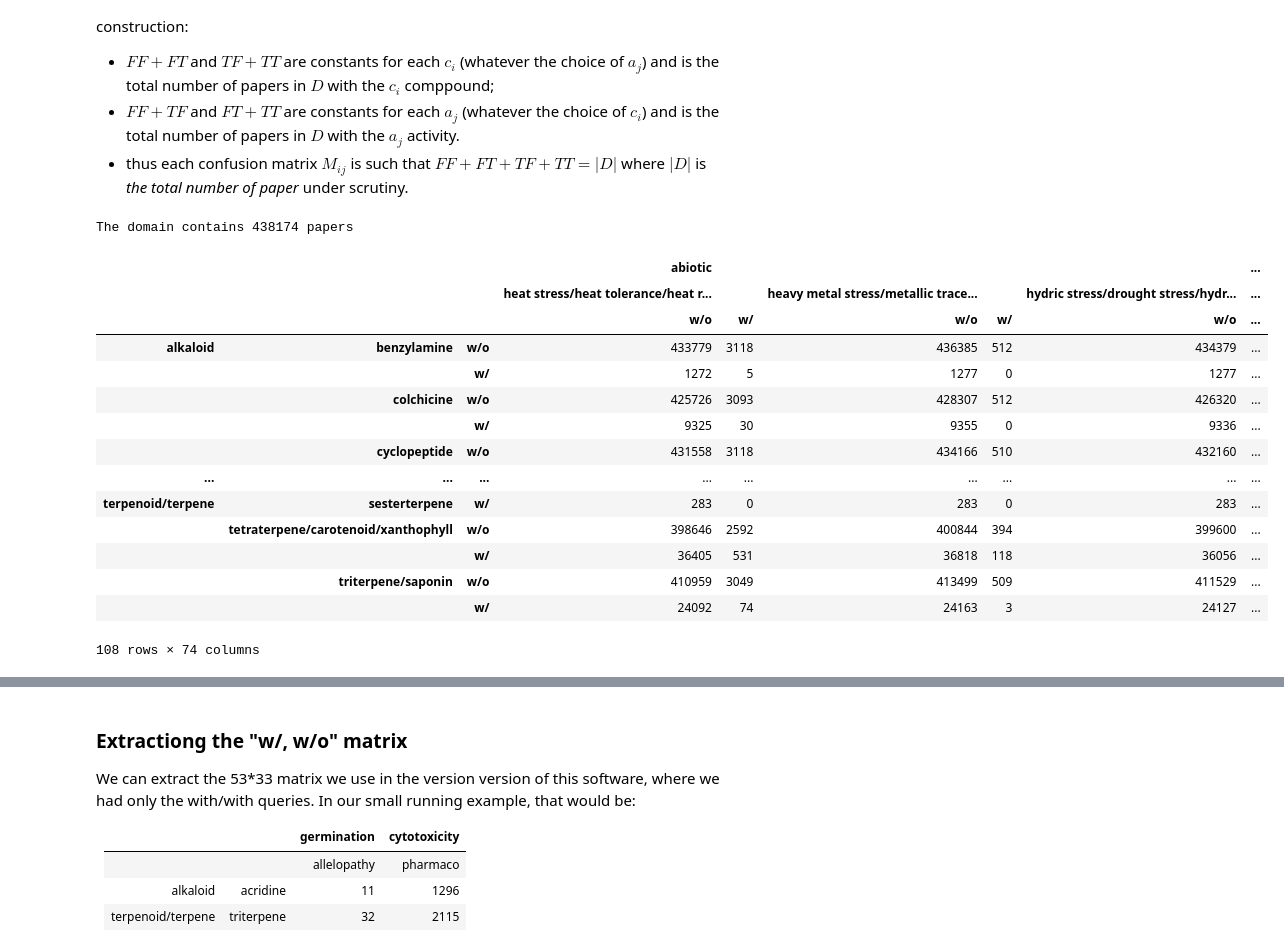
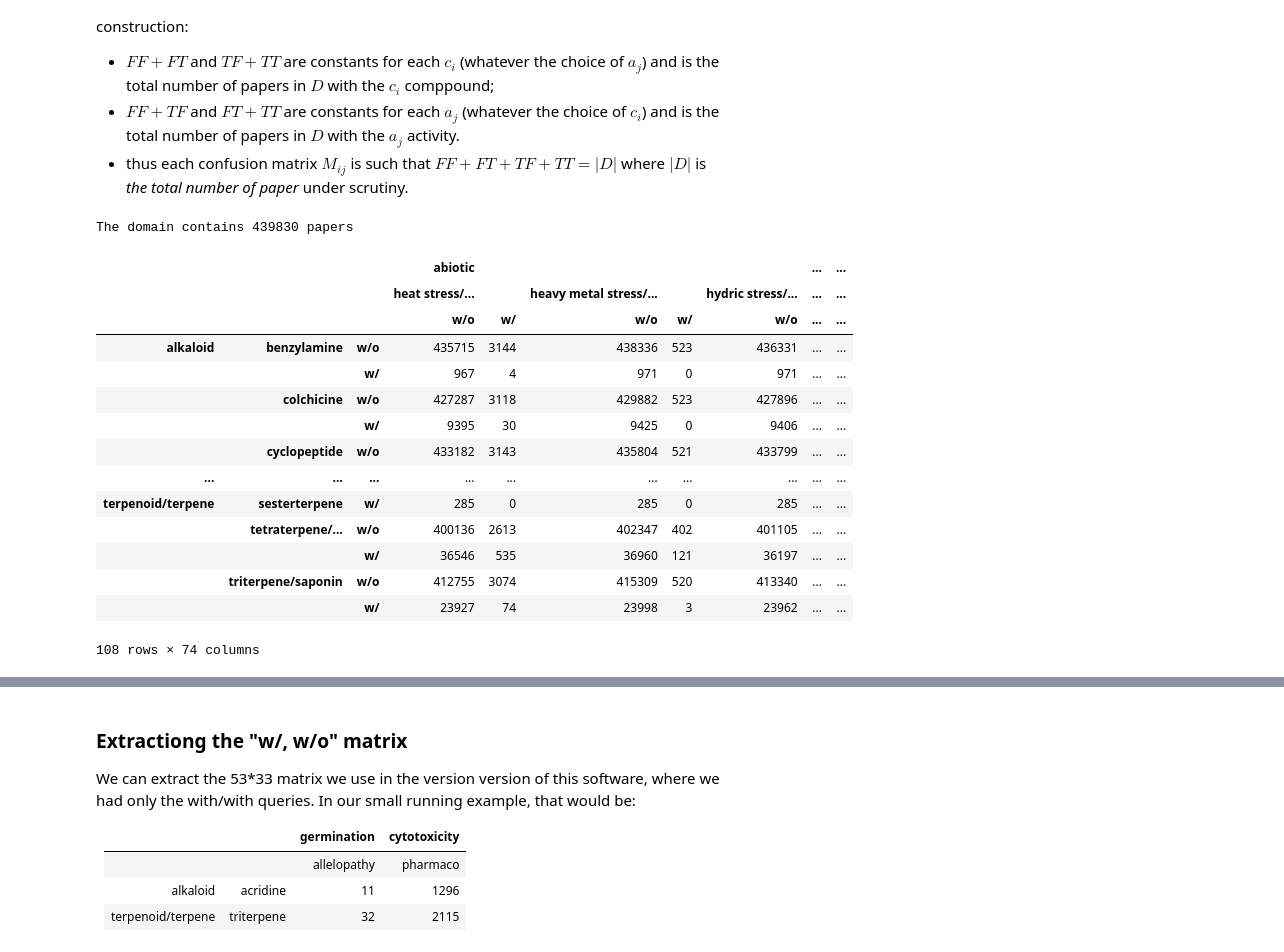
Before and after one commit to unc-informatique/pharmaco-chemistry-biblio, a Jupyter notebook: analysis.ipynb, the cells around one changed output, grey strips where cells are left out. Cells and saved outputs as stored; diff of their text form; code cells hidden in the pictures.

```diff
--- a/analysis.ipynb
+++ b/analysis.ipynb
@@ -38,8 +38,8 @@ pd.set_option("display.min_rows", 10)
 # sns.set_theme(style="dark", palette="muted", font_scale=1.10, rc={"figure.figsize": (16.54, 11.7)})
 sns.set_theme(style="dark", palette="muted", font_scale=1.10, rc={"figure.figsize": (23.4, 16.54)})
 
-
-DATASET_FILENAME = Path("results/pharmaco_chemistry_2_cross_2022-10-06_18-16-36.csv")
+DATASET_FILENAME = Path("results/pharmaco_chemistry_2_cross_2022-10-24_15-57-13.csv")
+# DATASET_FILENAME = Path("results/pharmaco_chemistry_2_cross_2022-10-06_18-16-36.csv")
 # DATASET_FILENAME = Path("results/pharmaco_chemistry_cross_2022-05-19_17-18-20.csv")
 # DATASET_FILENAME = Path("results/activities_2022-01-29_16-33-05.csv")
 print(f"{DATASET_FILENAME.stem = } {DATASET_FILENAME.suffix = }")
@@ -49,0 +54,30 @@ DATASET_FILENAME.stem = 'pharmaco_chemistry_2_cross_2022-10-06_18-16-36' DATASET
+# %%
+def name_shortener(name, *, max_len=24, padding="…"):
+    if len(name) <= max_len:
+        return name
+    first_alt = name.split(bex.ALT_SEP)[0]
+    if len(first_alt) <= max_len:
+        return f"{first_alt}{bex.ALT_SEP}{padding}"
+
+    return f"{first_alt[:max_len]}{padding}"
+
+
+print(name_shortener("heat/resistance"))
+print(name_shortener("heat stress/heat tolerance/heat resistance"))
+print(name_shortener("heavy heat important stress/heat tolerance/heat resistance"))
+
+
+def df_shortener(df):
+    res = df.copy()
+    new_idx = pd.MultiIndex.from_tuples([tuple(name_shortener(x) for x in idx) for idx in df.index])
+    new_col = pd.MultiIndex.from_tuples([tuple(name_shortener(x) for x in idx) for idx in df.columns])
+    res.index = new_idx
+    res.columns = new_col
+    return res
+
+
+def series_shortener(ser):
+    res = ser.copy()
+    new_idx = pd.MultiIndex.from_tuples([tuple(name_shortener(x) for x in idx) for idx in ser.index])
+    res.index = new_idx
+    return res
@@ -98,24 +136,27 @@ By construction:
 # %%
 dataset, margin_rows, margin_cols, number_of_papers = bex.load_results(DATASET_FILENAME)
 all_compounds = set(dataset.index.get_level_values(1))
 all_activities = set(dataset.columns.get_level_values(1))
 
 print(f"The domain contains {number_of_papers} papers")
-display(dataset)
+
+display(df_shortener(dataset))
+display(series_shortener(margin_rows))
+display(series_shortener(margin_cols))
 # %% [output]
-The domain contains 438174 papers
+The domain contains 439830 papers
-|  |  |  | abiotic |  |  |  |  | ... |
-|  |  |  | heat stress/heat tolerance/heat r... |  | heavy metal stress/metallic trace... |  | hydric stress/drought stress/hydr... | ... |
-|  |  |  | w/o | w/ | w/o | w/ | w/o | ... |
-| alkaloid | benzylamine | w/o | 433779 | 3118 | 436385 | 512 | 434379 | ... |
-|  |  | w/ | 1272 | 5 | 1277 | 0 | 1277 | ... |
-|  | colchicine | w/o | 425726 | 3093 | 428307 | 512 | 426320 | ... |
-|  |  | w/ | 9325 | 30 | 9355 | 0 | 9336 | ... |
-|  | cyclopeptide | w/o | 431558 | 3118 | 434166 | 510 | 432160 | ... |
-| ... | ... | ... | ... | ... | ... | ... | ... | ... |
-| terpenoid/terpene | sesterterpene | w/ | 283 | 0 | 283 | 0 | 283 | ... |
-|  | tetraterpene/carotenoid/xanthophyll | w/o | 398646 | 2592 | 400844 | 394 | 399600 | ... |
-|  |  | w/ | 36405 | 531 | 36818 | 118 | 36056 | ... |
-|  | triterpene/saponin | w/o | 410959 | 3049 | 413499 | 509 | 411529 | ... |
-|  |  | w/ | 24092 | 74 | 24163 | 3 | 24127 | ... |
+|  |  |  | abiotic |  |  |  |  | ... | ... |
+|  |  |  | heat stress/... |  | heavy metal stress/... |  | hydric stress/... | ... | ... |
+|  |  |  | w/o | w/ | w/o | w/ | w/o | ... | ... |
+| alkaloid | benzylamine | w/o | 435715 | 3144 | 438336 | 523 | 436331 | ... | ... |
+|  |  | w/ | 967 | 4 | 971 | 0 | 971 | ... | ... |
+|  | colchicine | w/o | 427287 | 3118 | 429882 | 523 | 427896 | ... | ... |
+|  |  | w/ | 9395 | 30 | 9425 | 0 | 9406 | ... | ... |
+|  | cyclopeptide | w/o | 433182 | 3143 | 435804 | 521 | 433799 | ... | ... |
+| ... | ... | ... | ... | ... | ... | ... | ... | ... | ... |
+| terpenoid/terpene | sesterterpene | w/ | 285 | 0 | 285 | 0 | 285 | ... | ... |
+|  | tetraterpene/... | w/o | 400136 | 2613 | 402347 | 402 | 401105 | ... | ... |
+|  |  | w/ | 36546 | 535 | 36960 | 121 | 36197 | ... | ... |
+|  | triterpene/saponin | w/o | 412755 | 3074 | 415309 | 520 | 413340 | ... | ... |
+|  |  | w/ | 23927 | 74 | 23998 | 3 | 23962 | ... | ... |
 108 rows × 74 columns
```
Also changed, not shown: parts of 15 cells of this notebook, 7 other files.
